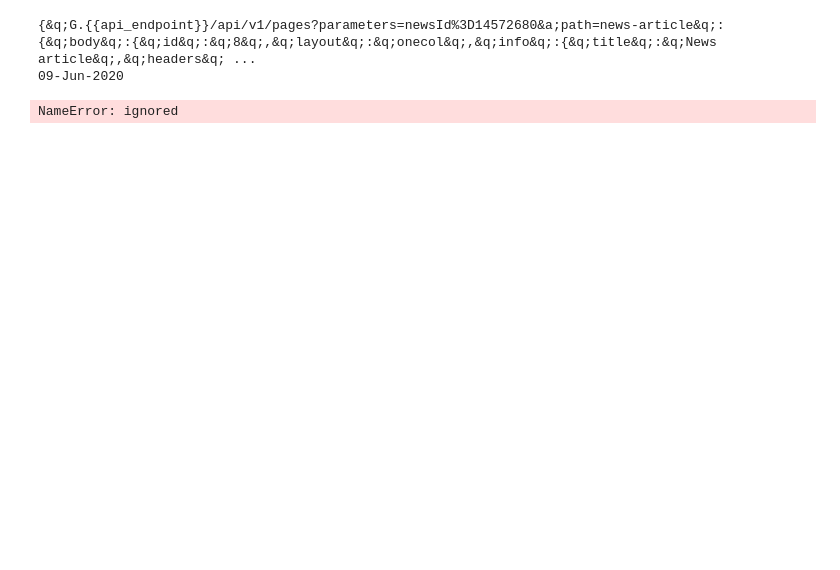
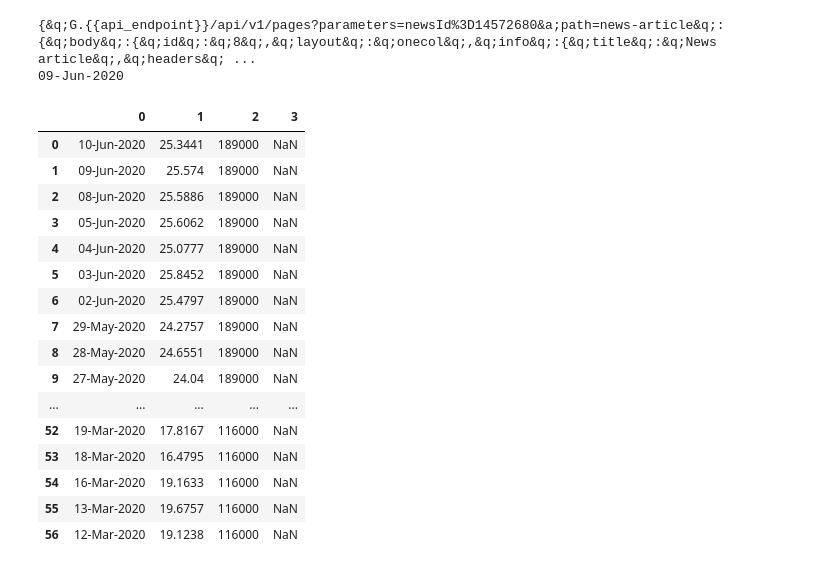
Before and after one commit to Illumaria/iti-funds-nav-parser, a Jupyter notebook: iti_ruse.ipynb, the cells around one changed output. Drawn from its saved outputs; the diff is of its cells as text; code cells hidden in the pictures; blank space fills up the shorter version.

```diff
--- a/iti_ruse.ipynb
+++ b/iti_ruse.ipynb
@@ -66,28 +66,44 @@ table_rusb = pd.DataFrame(columns=range(0,4), index = range(0, nrows_rusb))
 # %%
 # Fill the dataframe with data:
 for row in range(nrows_ruse):
   # This is going to take some time... Uncomment to see the "progress bar" :D
   #print(url)
   resp = requests.get(urls_ruse[row])
   bs = BeautifulSoup(resp.text)
   script = bs.find('script', text = re.compile('DEALING DATE')).text
 
   date = re.search(re.compile(r'DEALING DATE: \d+\-\w{2,3}\-\d{4}'), script).group(0)
   table_ruse.iat[row,0] = date.split()[2]
 
   #nav = bs.find('p', text = re.compile('NAV PER SHARE')).text
   nav = re.search(re.compile(r'NAV PER SHARE: USD: \d+.\d+'), script).group(0)
   table_ruse.iat[row,1] = float(nav.split()[4])
 
   #shares = bs.find('p', text = re.compile('NUMBER OF SHARES')).text
   shares = re.search(re.compile(r'NUMBER OF SHARES IN ISSUE: \d+'), script).group(0)
   table_ruse.iat[row,2] = int(shares.split()[5])
 
-  table_ruse.iat[row,3] = fnav*ishares
+  #table_ruse.iat[row,3] = fnav*ishares
 
 table_ruse
 # %% [output]
-NameError: ignored
+|  | 0 | 1 | 2 | 3 |
+| 0 | 10-Jun-2020 | 25.3441 | 189000 | NaN |
+| 1 | 09-Jun-2020 | 25.574 | 189000 | NaN |
+| 2 | 08-Jun-2020 | 25.5886 | 189000 | NaN |
+| 3 | 05-Jun-2020 | 25.6062 | 189000 | NaN |
+| 4 | 04-Jun-2020 | 25.0777 | 189000 | NaN |
+| 5 | 03-Jun-2020 | 25.8452 | 189000 | NaN |
+| 6 | 02-Jun-2020 | 25.4797 | 189000 | NaN |
+| 7 | 29-May-2020 | 24.2757 | 189000 | NaN |
+| 8 | 28-May-2020 | 24.6551 | 189000 | NaN |
+| 9 | 27-May-2020 | 24.04 | 189000 | NaN |
+| ... | ... | ... | ... | ... |
+| 52 | 19-Mar-2020 | 17.8167 | 116000 | NaN |
+| 53 | 18-Mar-2020 | 16.4795 | 116000 | NaN |
+| 54 | 16-Mar-2020 | 19.1633 | 116000 | NaN |
+| 55 | 13-Mar-2020 | 19.6757 | 116000 | NaN |
+| 56 | 12-Mar-2020 | 19.1238 | 116000 | NaN |
 # %%
 # Rename the columns:
 table.columns = ['Date', 'NAV per share', 'Number of shares', 'Total NAV']
```
